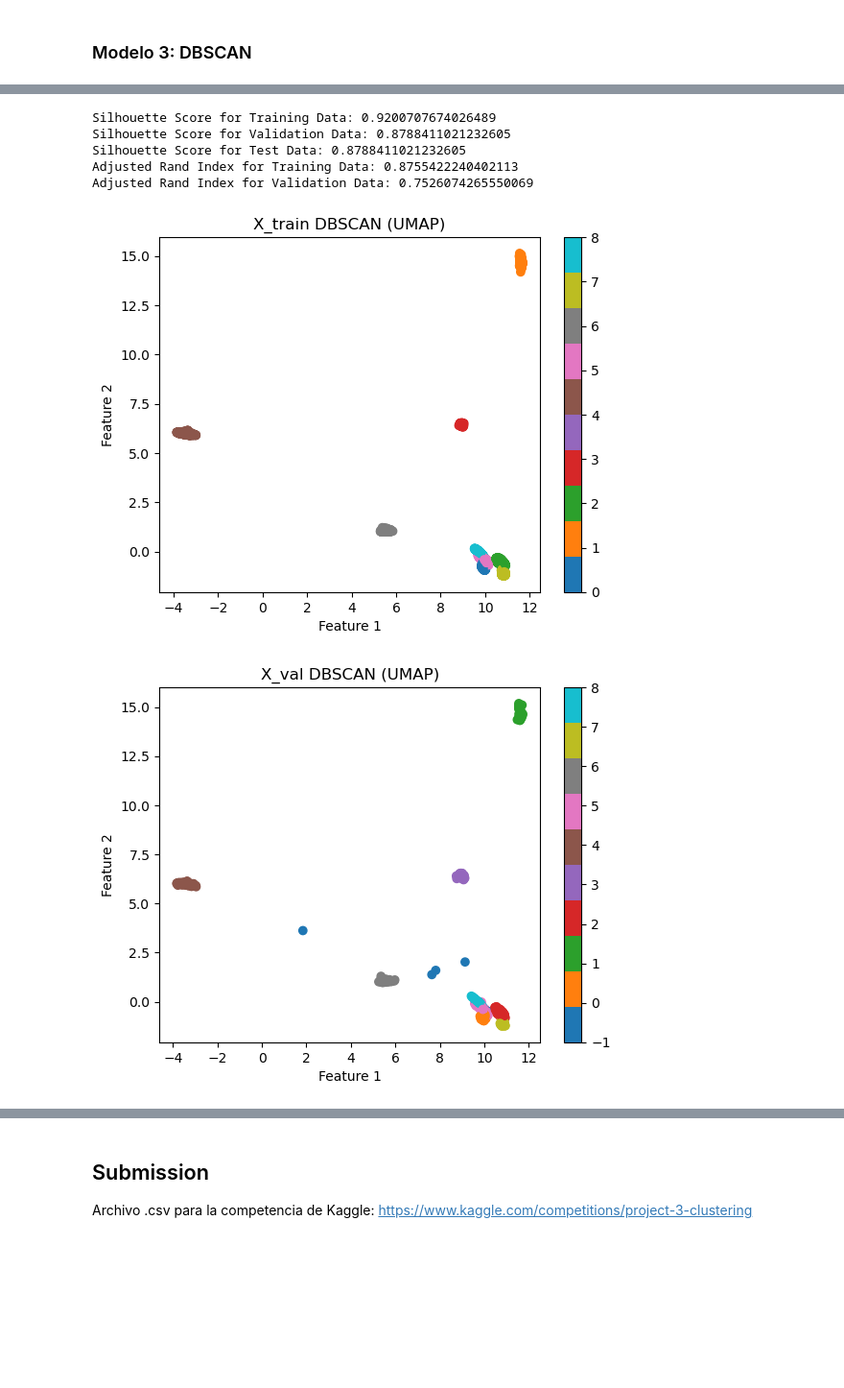
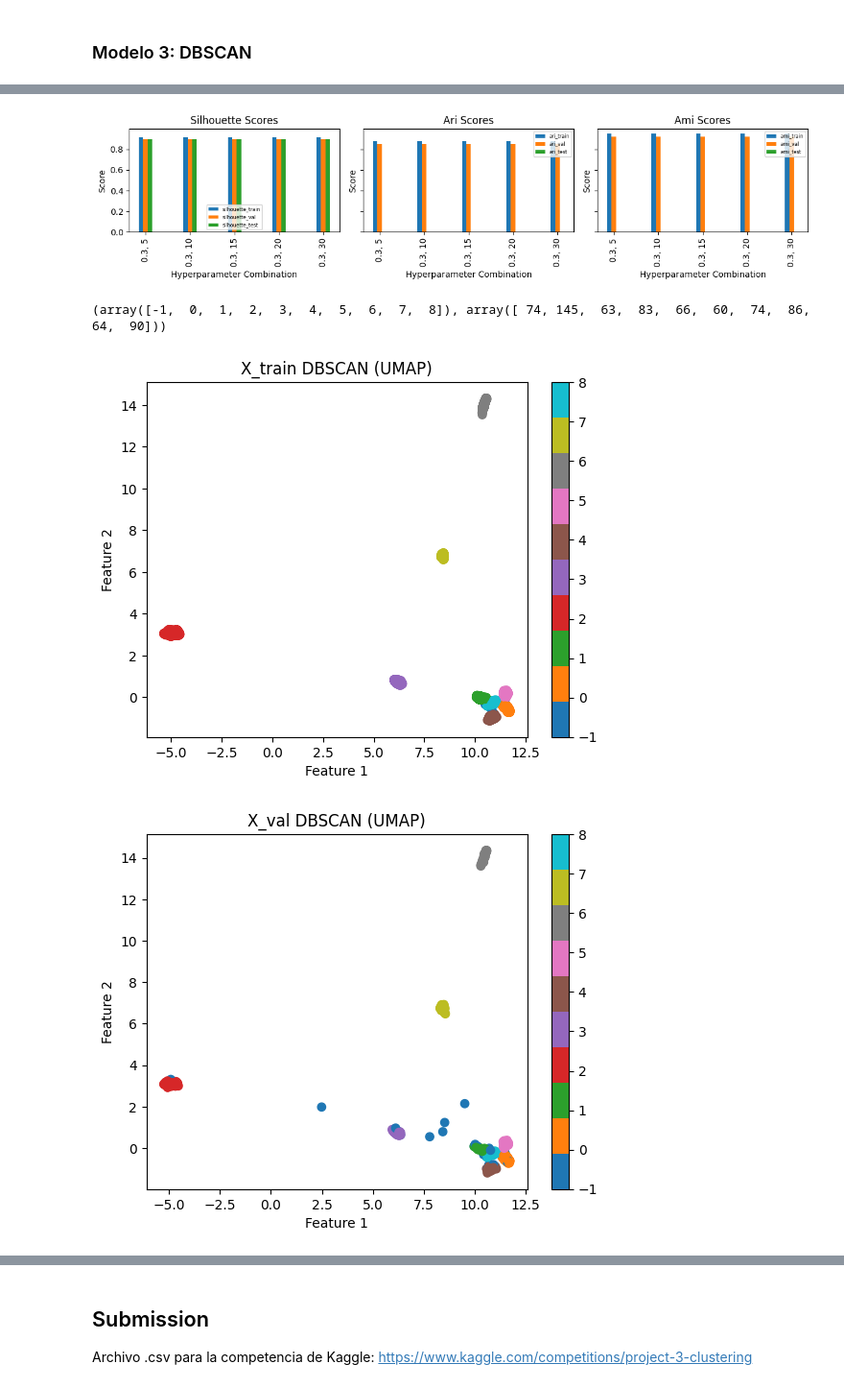
Before and after one commit to slamgLuke/HAClustering, a Jupyter notebook: r21d_kinetics.ipynb, the cells around one changed output, grey strips where cells are left out. Shown: that part at 96% size. Cells and saved outputs as stored; diff of their text form; code cells hidden in the pictures; blank space fills up the shorter version.

Commit message:
experimentacion semi terminada

```diff
--- a/r21d_kinetics.ipynb
+++ b/r21d_kinetics.ipynb
@@ -708,0 +1046,11 @@ for i in range(len(X_test_umap)):
+# %%
+# Experimentacion
+model_dbscan = DBSCAN()
+# params to dbscan  radio, vecinos_min)
+db_hyperparam = {
+    "radio": [0.3, 0.5, 1.0 , 2.0, 3.0, 4.0, 5.0, 6.0],
+    "vecinos_min": [5, 10, 15, 20, 30],
+}
+
+# (self, model, hiper_parms, x_train, y_train, x_val = None, y_val = None, x_test=None, name_model = ""):
+experiment_db = Experimentacion_modelo(model_dbscan, db_hyperparam, X_train_umap, Y_train[0], X_val_umap, Y_val[0], X_test_umap, "DBSCAN")
@@ -709,49 +1095,48 @@ for i in range(len(X_test_umap)):
+# %%
+metrics = ['silhouette', 'ari', 'ami']
+k = 5  #
+plot_metrics_grid(reporte, metrics, k)
+# %% [output]
+[figure, added]
+# %%
+y_train_labels = experiment_db.training_model(i=0)  # 0 porque es el top 1 en de un top 5 de best hiperparams
+y_val_labels = experiment_db.predict(X_val_umap)
+y_test_labels = experiment_db.predict(X_test_umap)
+
+y_train_labels = experiment_db.training_model(i=1)
+y_test_labels2 = experiment_db.predict(X_test_umap)
+
+print(np.unique(y_test_labels, return_counts=True))
+# %% [output]
+(array([-1,  0,  1,  2,  3,  4,  5,  6,  7,  8]), array([ 74, 145,  63,  83,  66,  60,  74,  86,  64,  90]))
 # %%
-# Gráficas y métricas para el modelo DBSCAN
-silhouette_train = silhouette_score(X_train_umap, dbscan_train_labels)
-silhouette_val = silhouette_score(X_val_umap, dbscan_val_labels)
-silhouette_val = silhouette_score(X_test_umap, dbscan_test_labels)
-rand_index_train = adjusted_rand_score(Y_train[0], dbscan_train_labels)
-rand_index_val = adjusted_rand_score(Y_val[0], dbscan_val_labels)
-
-print(f"Silhouette Score for Training Data: {silhouette_train}")
-print(f"Silhouette Score for Validation Data: {silhouette_val}")
-print(f"Silhouette Score for Test Data: {silhouette_val}")
-print(f"Adjusted Rand Index for Training Data: {rand_index_train}")
-print(f"Adjusted Rand Index for Validation Data: {rand_index_val}")
-
 # Plot for X_train
 fig = plt.figure()
-plt.scatter(X_train_umap[:, 0], X_train_umap[:, 1], c=dbscan_train_labels, cmap='tab10')
+plt.scatter(X_train_umap[:, 0], X_train_umap[:, 1], c=y_train_labels, cmap='tab10')
 plt.title("X_train DBSCAN (UMAP)")
 plt.xlabel("Feature 1")
 plt.ylabel("Feature 2")
 plt.colorbar()
 plt.show()
 
 
 # Plot for X_val
 fig = plt.figure()
-plt.scatter(X_val_umap[:, 0], X_val_umap[:, 1], c=dbscan_val_labels, cmap='tab10')
+plt.scatter(X_val_umap[:, 0], X_val_umap[:, 1], c=y_val_labels, cmap='tab10')
 plt.title("X_val DBSCAN (UMAP)")
 plt.xlabel("Feature 1")
 plt.ylabel("Feature 2")
 plt.colorbar()
 plt.show()
 
 # Plot for X_val
 fig = plt.figure()
-plt.scatter(X_test_umap[:, 0], X_test_umap[:, 1], c=dbscan_test_labels, cmap='tab10')
+plt.scatter(X_test_umap[:, 0], X_test_umap[:, 1], c=y_test_labels, cmap='tab10')
 plt.title("X_test DBSCAN (UMAP)")
 plt.xlabel("Feature 1")
 plt.ylabel("Feature 2")
 plt.colorbar()
 plt.show()
 # %% [output]
-Silhouette Score for Training Data: 0.9200707674026489
-Silhouette Score for Validation Data: 0.8788411021232605
-Silhouette Score for Test Data: 0.8788411021232605
-Adjusted Rand Index for Training Data: 0.8755422240402113
-Adjusted Rand Index for Validation Data: 0.7526074265550069
-[figure, old version]
+[figure, new version]
-[figure, old version]
+[figure, new version]
```
Also changed, not shown: parts of 41 cells of this notebook, 16 other files.
